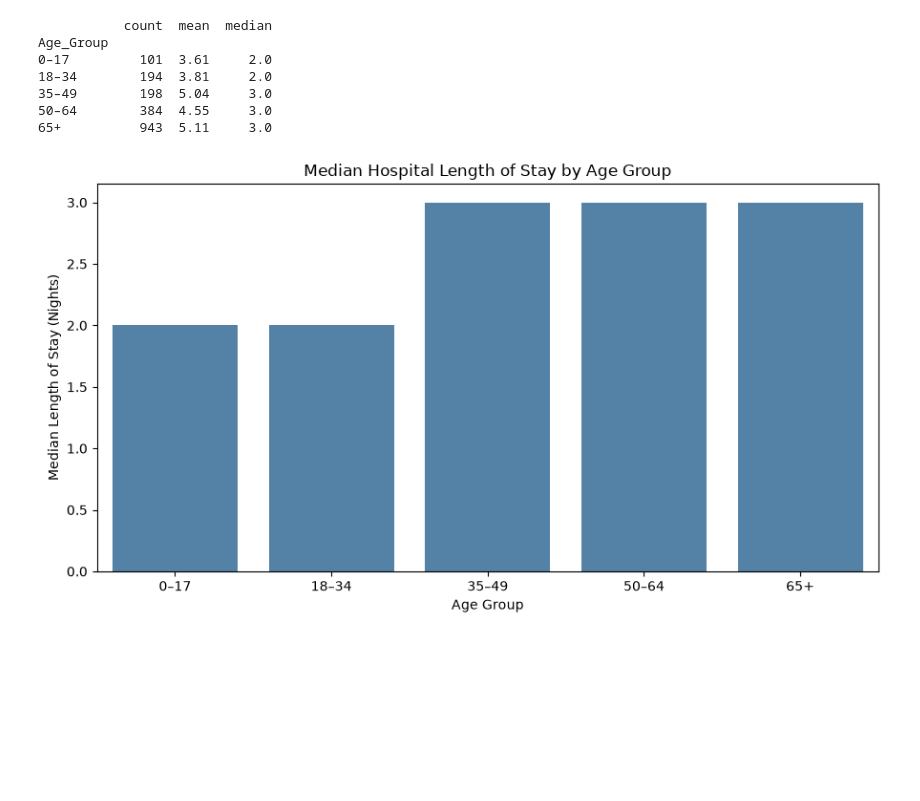
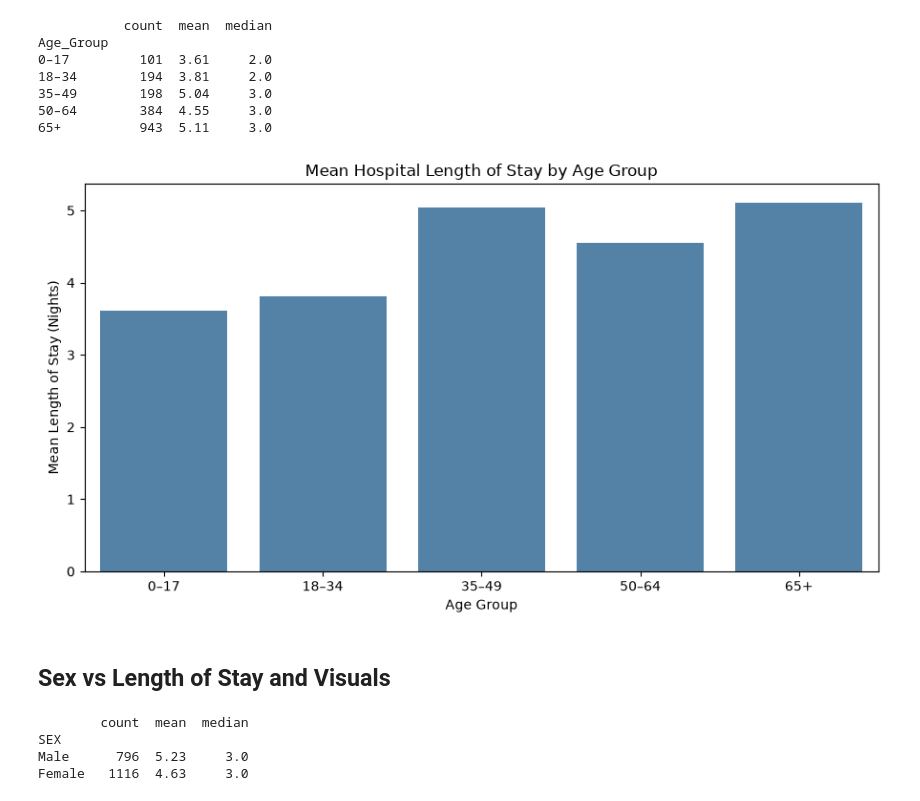
Before and after one commit to sydsailors/hospital-los-capstone, a Jupyter notebook: notebooks/los_eda.ipynb, the cells around one changed output. Cells and saved outputs as stored; diff of their text form; code cells hidden in the pictures; blank space fills up the shorter version.

```diff
--- a/notebooks/los_eda.ipynb
+++ b/notebooks/los_eda.ipynb
@@ -160,20 +160,40 @@ Age_Group
 # %%
 plt.figure(figsize=(9, 5))
 
 sns.barplot(
     data=df,
     x="Age_Group",
     y="NUMNIGHX",
-    estimator="median",
+    estimator="mean",
     errorbar=None,
     color="steelblue"
 )
 
-plt.title("Median Hospital Length of Stay by Age Group")
+plt.title("Mean Hospital Length of Stay by Age Group")
 plt.xlabel("Age Group")
-plt.ylabel("Median Length of Stay (Nights)")
+plt.ylabel("Mean Length of Stay (Nights)")
 
 plt.tight_layout()
 plt.show()
 # %% [output]
-[figure, old version]
+[figure, new version]
+# %% [markdown]
+## Sex vs Length of Stay and Visuals
+# %%
+sex_summary = (
+    df.groupby("SEX")["NUMNIGHX"]
+    .agg(["count", "mean", "median"])
+    .round(2)
+)
+
+sex_summary.index = sex_summary.index.map({
+    1: "Male",
+    2: "Female"
+})
+
+print(sex_summary)
+# %% [output]
+        count  mean  median
+SEX
+Male      796  5.23     3.0
+Female   1116  4.63     3.0
```
Also changed, not shown: parts of 4 cells of this notebook.
